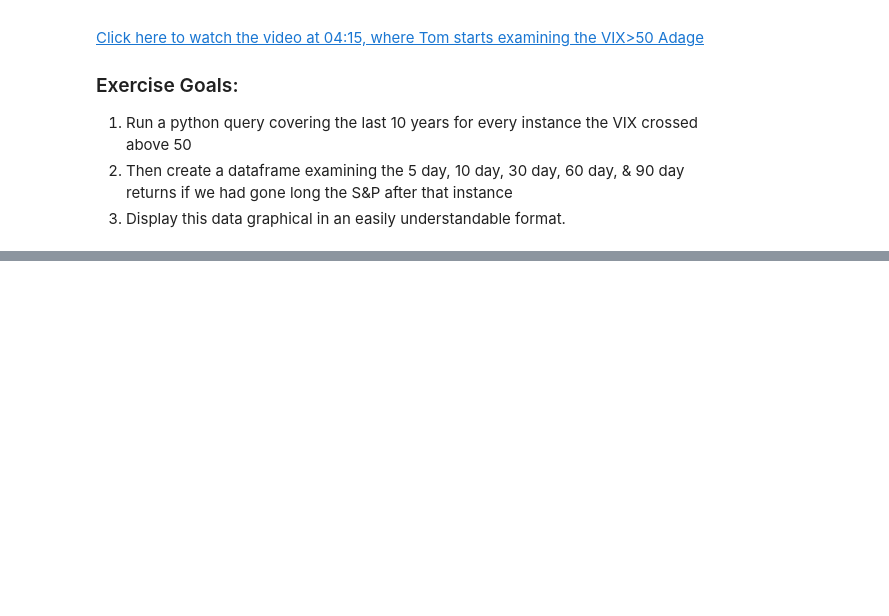
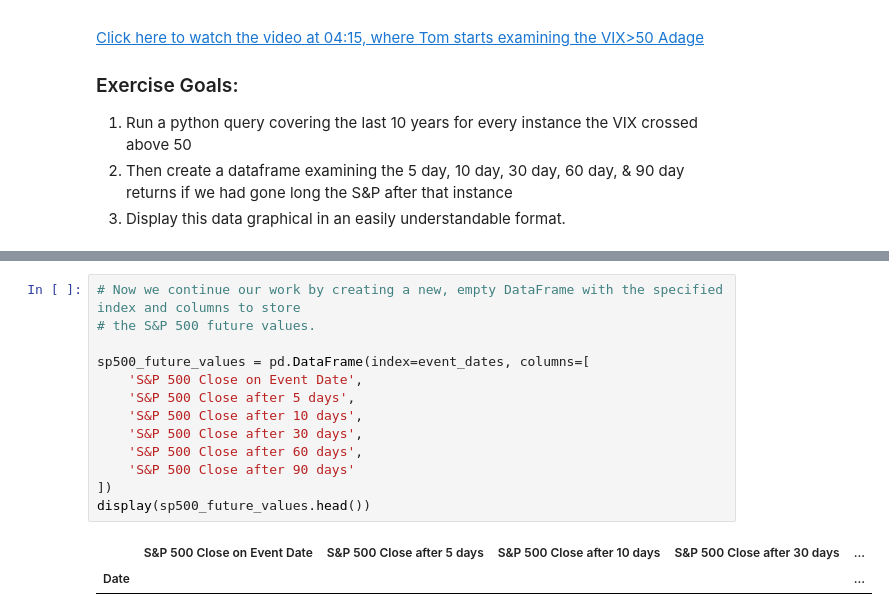
Before and after one commit to brian-m0k/Stock-Traders-Almanac-Financial-Markets-Seasonality-Analysis-with-Python, a Jupyter notebook: Financial_Data_Slicing_Operations.ipynb, the cells around one changed output, grey strips where cells are left out. Saved outputs shown, nothing was run; the diff lists cells and outputs as text; blank space fills up the shorter version.

```diff
--- a/Financial_Data_Slicing_Operations.ipynb
+++ b/Financial_Data_Slicing_Operations.ipynb
@@ -92,0 +131,16 @@ Date
+# %%
+# Now we continue our work by creating a new, empty DataFrame with the specified index and columns to store
+# the S&P 500 future values.
+
+sp500_future_values = pd.DataFrame(index=event_dates, columns=[
+    'S&P 500 Close on Event Date',
+    'S&P 500 Close after 5 days',
+    'S&P 500 Close after 10 days',
+    'S&P 500 Close after 30 days',
+    'S&P 500 Close after 60 days',
+    'S&P 500 Close after 90 days'
+])
+display(sp500_future_values.head())
+# %% [output]
+|  | S&P 500 Close on Event Date | S&P 500 Close after 5 days | S&P 500 Close after 10 days | S&P 500 Close after 30 days | ... |
+| Date |  |  |  |  | ... |
```
Also changed, not shown: parts of 2 cells of this notebook, 1 other file.
